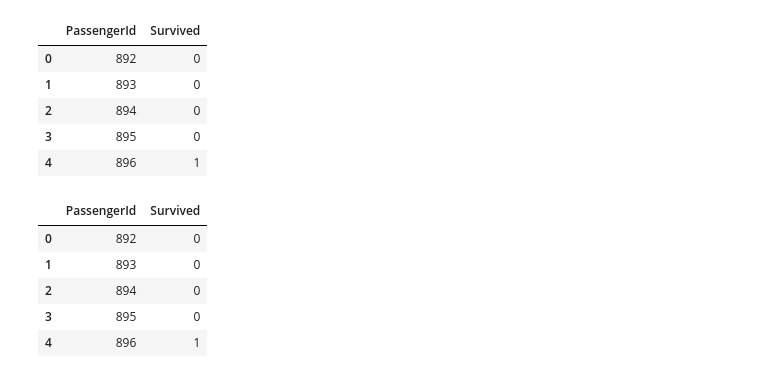
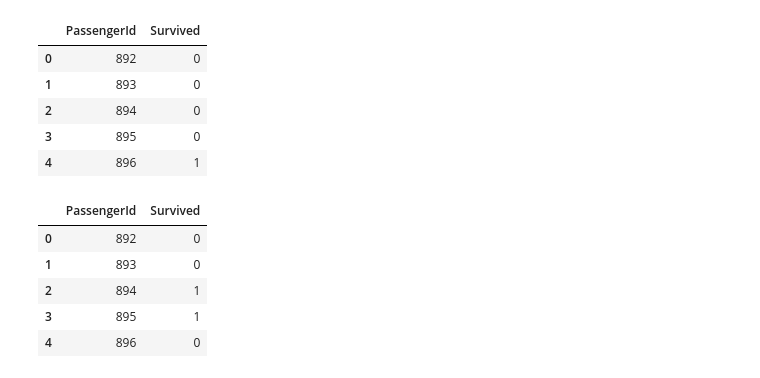
Before and after one commit to rypi314/KaggleComp, a Jupyter notebook: Titanic/LoadModelsAnalysis.ipynb, the cells around one changed output. Saved outputs shown, nothing was run; the diff lists cells and outputs as text; code cells hidden in the pictures.

Commit message:
random forest fare feature

```diff
--- a/Titanic/LoadModelsAnalysis.ipynb
+++ b/Titanic/LoadModelsAnalysis.ipynb
@@ -316,16 +316,16 @@ submission.head()
 | 4 | 896 | 1 |
 # %%
 dfToBeScored = pd.read_csv('Featured_test.csv', index_col='Unnamed: 0')
-score = pd.DataFrame(logreg.predict(dfToBeScored), columns=['Survived'])
+score = pd.DataFrame(random_forest.predict(dfToBeScored), columns=['Survived'])
 PassengerId = pd.DataFrame(pd.read_csv('test.csv')['PassengerId'])
 submission = PassengerId.join(score)
 submission.head()
 # %% [output]
 |  | PassengerId | Survived |
 | 0 | 892 | 0 |
 | 1 | 893 | 0 |
-| 2 | 894 | 0 |
-| 3 | 895 | 0 |
-| 4 | 896 | 1 |
+| 2 | 894 | 1 |
+| 3 | 895 | 1 |
+| 4 | 896 | 0 |
 # %%
 submission.to_csv('submission.csv', index=False)
```
